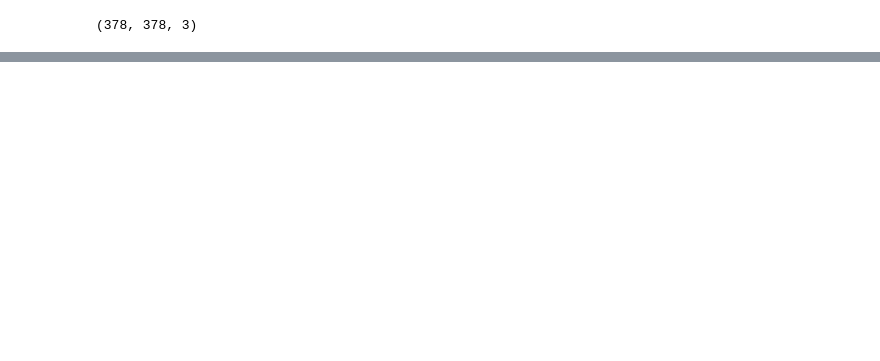
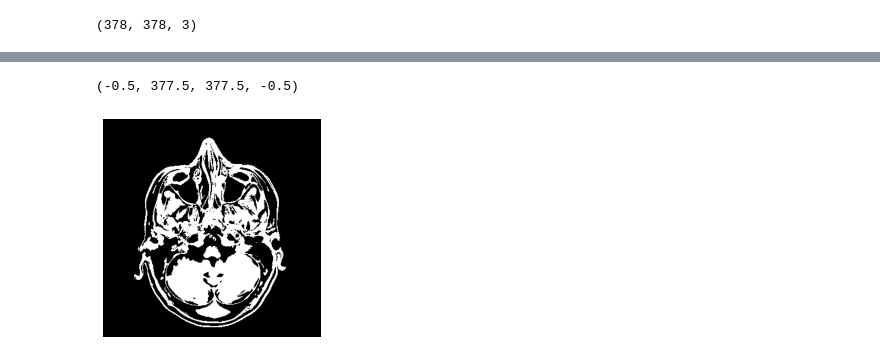
Before and after one commit to IgnacioArellano/Images_processing_using_python, a Jupyter notebook: Proyecto/MultiUmbral.ipynb, the cells around one changed output, grey strips where cells are left out. Drawn from its saved outputs; the diff is of its cells as text; code cells hidden in the pictures; blank space fills up the shorter version.

Commit message:
Máscara completa Falla con las primeras imágenes

```diff
--- a/Proyecto/MultiUmbral.ipynb
+++ b/Proyecto/MultiUmbral.ipynb
@@ -39,0 +40,13 @@ for i in range(numUmbrales):
+# %%
+regionsOfInterest = [1,2]   #TODO modificar dinámicamente???
+mask = img.copy()
+mask[True]=0        #Limpiar la máscara a ceros
+
+for i in range(len(regionsOfInterest)):
+    mask[regions==regionsOfInterest[i]]=255
+
+plt.imshow(mask)
+plt.axis("off")
+# %% [output]
+(-0.5, 377.5, 377.5, -0.5)
+[figure, added]
```
Also changed, not shown: parts of 6 cells of this notebook.
